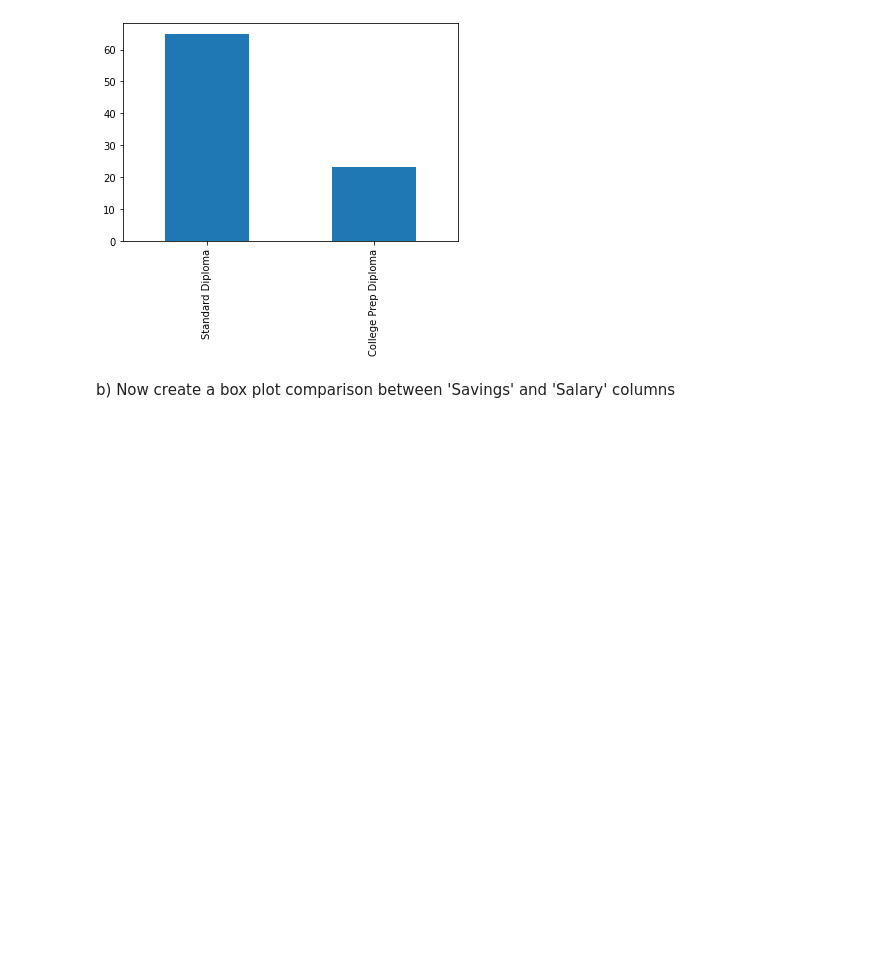
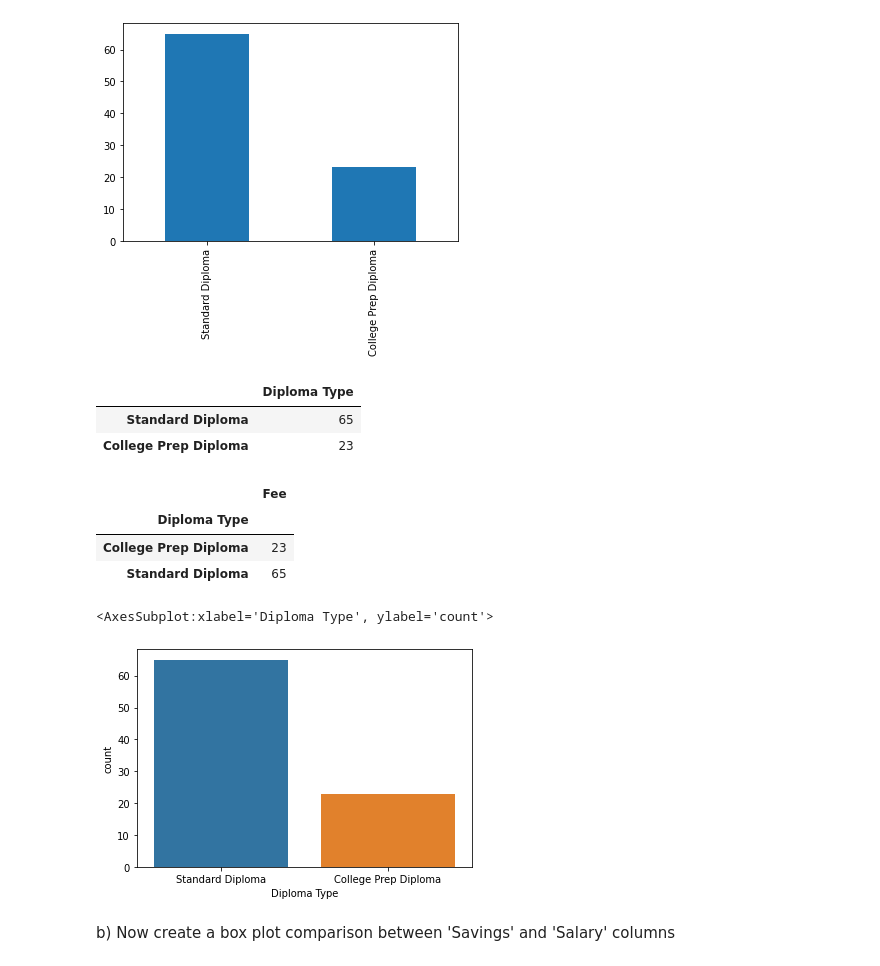
Before and after one commit to rodneymawero/ADS-Assignment-1, a Jupyter notebook: Pandas Assignment.ipynb, the cells around one changed output. Saved outputs shown, nothing was run; the diff lists cells and outputs as text; code cells hidden in the pictures; blank space fills up the shorter version.

```diff
--- a/Pandas Assignment.ipynb
+++ b/Pandas Assignment.ipynb
@@ -156,0 +178,5 @@ c) That didn't the set alumni["Gender"] column however. You will need to update
+# %%
+# c) (1)
+alumni["Gender"] = alumni['Gender'].str.replace('^[M]$', 'Male')
+# %%
+alumni["Gender"] = alumni['Gender'].replace('M', 'Male')
@@ -159,5 +204,6 @@ d) You can set it directly by using the df.loc command, show how this can be don
 # %%
 # d) (1)
+alumni.loc[[28, 35, 84], 'Gender'] = 'Male'
 # %% [markdown]
 e) Now run the 'value_counts' for Gender again to see the correct columns - 'Male' and 'Female'
 # %%
@@ -201,6 +255,24 @@ alumni['Diploma Type'].value_counts(sort=True).nlargest(5).plot.bar()
 # %% [output]
 <AxesSubplot:>
 [figure]
+# %%
+pd.DataFrame(alumni['Diploma Type'].value_counts())
+# %% [output]
+|  | Diploma Type |
+| Standard Diploma | 65 |
+| College Prep Diploma | 23 |
+# %%
+pd.DataFrame(alumni.groupby(['Diploma Type'])['Fee'].count())
+# %% [output]
+|  | Fee |
+| Diploma Type |  |
+| College Prep Diploma | 23 |
+| Standard Diploma | 65 |
+# %%
+sns.countplot(x = alumni['Diploma Type'])
+# %% [output]
+<AxesSubplot:xlabel='Diploma Type', ylabel='count'>
+[figure, added]
 # %% [markdown]
 b) Now create a box plot comparison between 'Savings' and 'Salary' columns
 # %%
```
Also changed, not shown: parts of 8 cells of this notebook.
